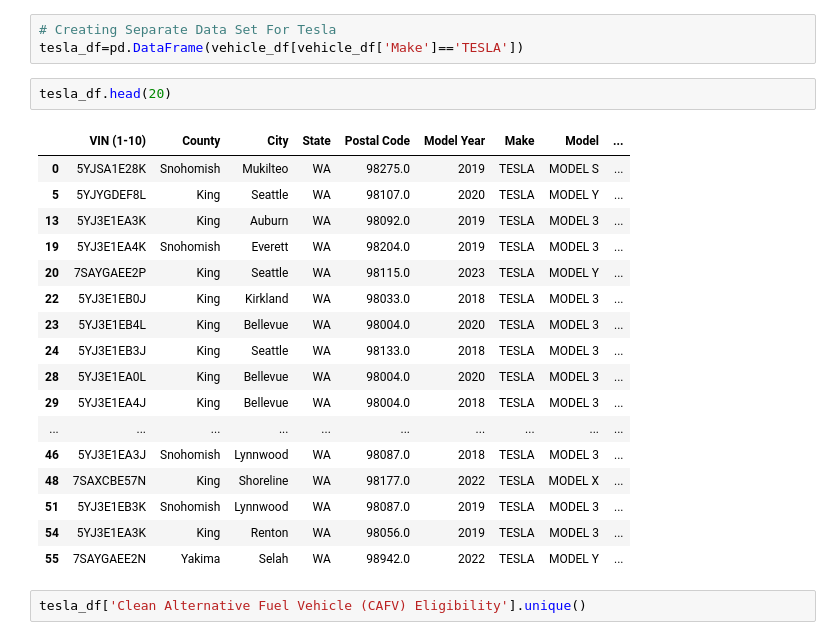
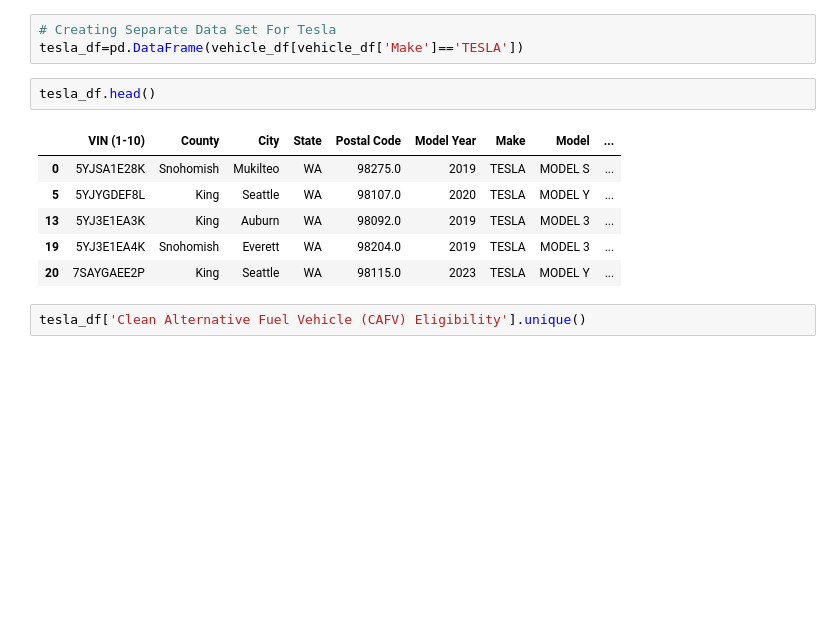
Before and after one commit to SianRods/Data-Science-ML, a Jupyter notebook: Practice Projects/DA-Electric_Vehicle.ipynb, the cells around one changed output. Drawn from its saved outputs; the diff is of its cells as text; blank space fills up the shorter version.

```diff
--- a/Practice Projects/DA-Electric_Vehicle.ipynb
+++ b/Practice Projects/DA-Electric_Vehicle.ipynb
@@ -204,25 +167,14 @@ vehicle_df['2020 Census Tract'].unique().shape
 # Creating Separate Data Set For Tesla
 tesla_df=pd.DataFrame(vehicle_df[vehicle_df['Make']=='TESLA'])
 # %%
-tesla_df.head(20)
+tesla_df.head()
 # %% [output]
 |  | VIN (1-10) | County | City | State | Postal Code | Model Year | Make | Model | ... |
 | 0 | 5YJSA1E28K | Snohomish | Mukilteo | WA | 98275.0 | 2019 | TESLA | MODEL S | ... |
 | 5 | 5YJYGDEF8L | King | Seattle | WA | 98107.0 | 2020 | TESLA | MODEL Y | ... |
 | 13 | 5YJ3E1EA3K | King | Auburn | WA | 98092.0 | 2019 | TESLA | MODEL 3 | ... |
 | 19 | 5YJ3E1EA4K | Snohomish | Everett | WA | 98204.0 | 2019 | TESLA | MODEL 3 | ... |
 | 20 | 7SAYGAEE2P | King | Seattle | WA | 98115.0 | 2023 | TESLA | MODEL Y | ... |
-| 22 | 5YJ3E1EB0J | King | Kirkland | WA | 98033.0 | 2018 | TESLA | MODEL 3 | ... |
-| 23 | 5YJ3E1EB4L | King | Bellevue | WA | 98004.0 | 2020 | TESLA | MODEL 3 | ... |
-| 24 | 5YJ3E1EB3J | King | Seattle | WA | 98133.0 | 2018 | TESLA | MODEL 3 | ... |
-| 28 | 5YJ3E1EA0L | King | Bellevue | WA | 98004.0 | 2020 | TESLA | MODEL 3 | ... |
-| 29 | 5YJ3E1EA4J | King | Bellevue | WA | 98004.0 | 2018 | TESLA | MODEL 3 | ... |
-| ... | ... | ... | ... | ... | ... | ... | ... | ... | ... |
-| 46 | 5YJ3E1EA3J | Snohomish | Lynnwood | WA | 98087.0 | 2018 | TESLA | MODEL 3 | ... |
-| 48 | 7SAXCBE57N | King | Shoreline | WA | 98177.0 | 2022 | TESLA | MODEL X | ... |
-| 51 | 5YJ3E1EB3K | Snohomish | Lynnwood | WA | 98087.0 | 2019 | TESLA | MODEL 3 | ... |
-| 54 | 5YJ3E1EA3K | King | Renton | WA | 98056.0 | 2019 | TESLA | MODEL 3 | ... |
-| 55 | 7SAYGAEE2N | Yakima | Selah | WA | 98942.0 | 2022 | TESLA | MODEL Y | ... |
 # %%
 tesla_df['Clean Alternative Fuel Vehicle (CAFV) Eligibility'].unique()
 # %% [output]
```
Also changed, not shown: parts of 16 cells of this notebook.
